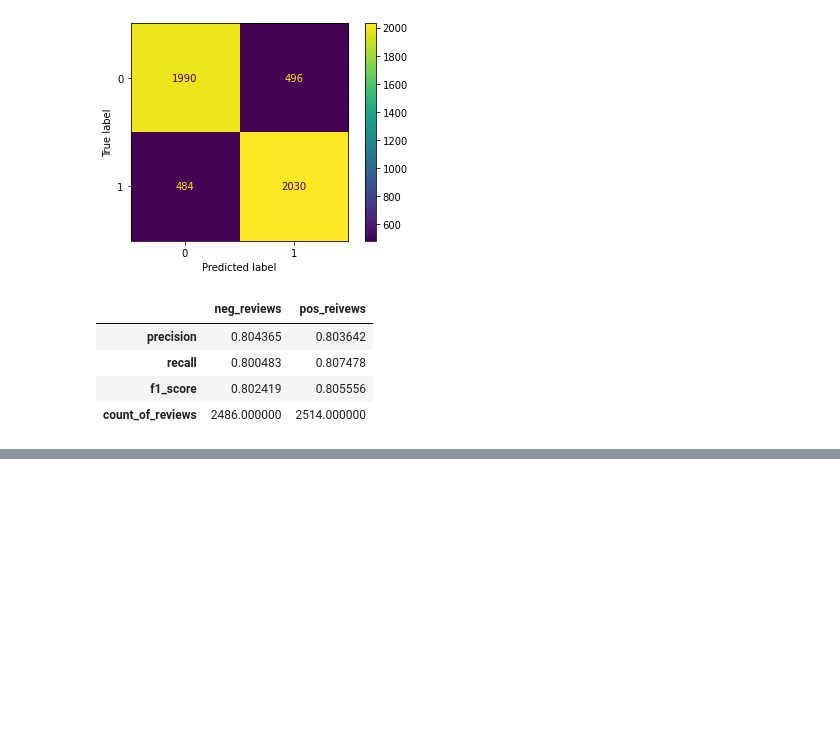
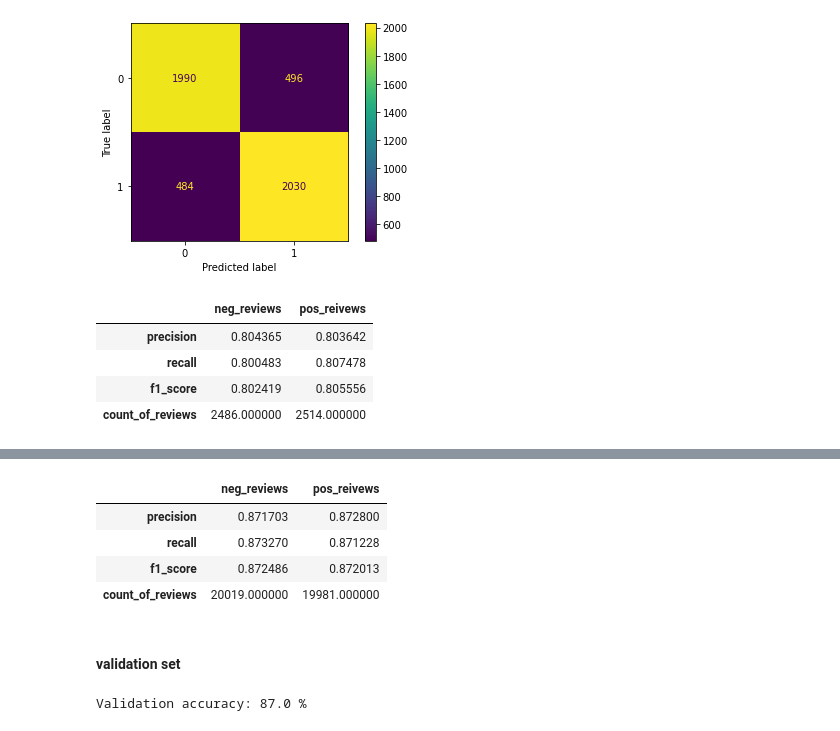
Before and after one commit to aromatic-toast/IMDB_Sentiment_Analysis, a Jupyter notebook: d2v_modelling.ipynb, the cells around one changed output, grey strips where cells are left out. Cells and saved outputs as stored; diff of their text form; code cells hidden in the pictures; blank space fills up the shorter version.

```diff
--- a/d2v_modelling.ipynb
+++ b/d2v_modelling.ipynb
@@ -261,0 +341,18 @@ Compared to `SVC` it is performing quite a bit worse in general but again hyperp
+# %%
+# get model predictions
+y_pred = lr.predict(X_train)
+metrics = precision_recall_fscore_support(y_true=y_train, y_pred=y_pred)
+imdb.display_metrics(metrics)
+# %% [output]
+|  | neg_reviews | pos_reivews |
+| precision | 0.871703 | 0.872800 |
+| recall | 0.873270 | 0.871228 |
+| f1_score | 0.872486 | 0.872013 |
+| count_of_reviews | 20019.000000 | 19981.000000 |
+# %% [markdown]
+#### validation set
+# %%
+acc = round(lr.score(X_valid, y_valid), 2)*100
+print('Validation accuracy: {} %'.format(acc))
+# %% [output]
+Validation accuracy: 87.0 %
```
Also changed, not shown: parts of 32 cells of this notebook.
